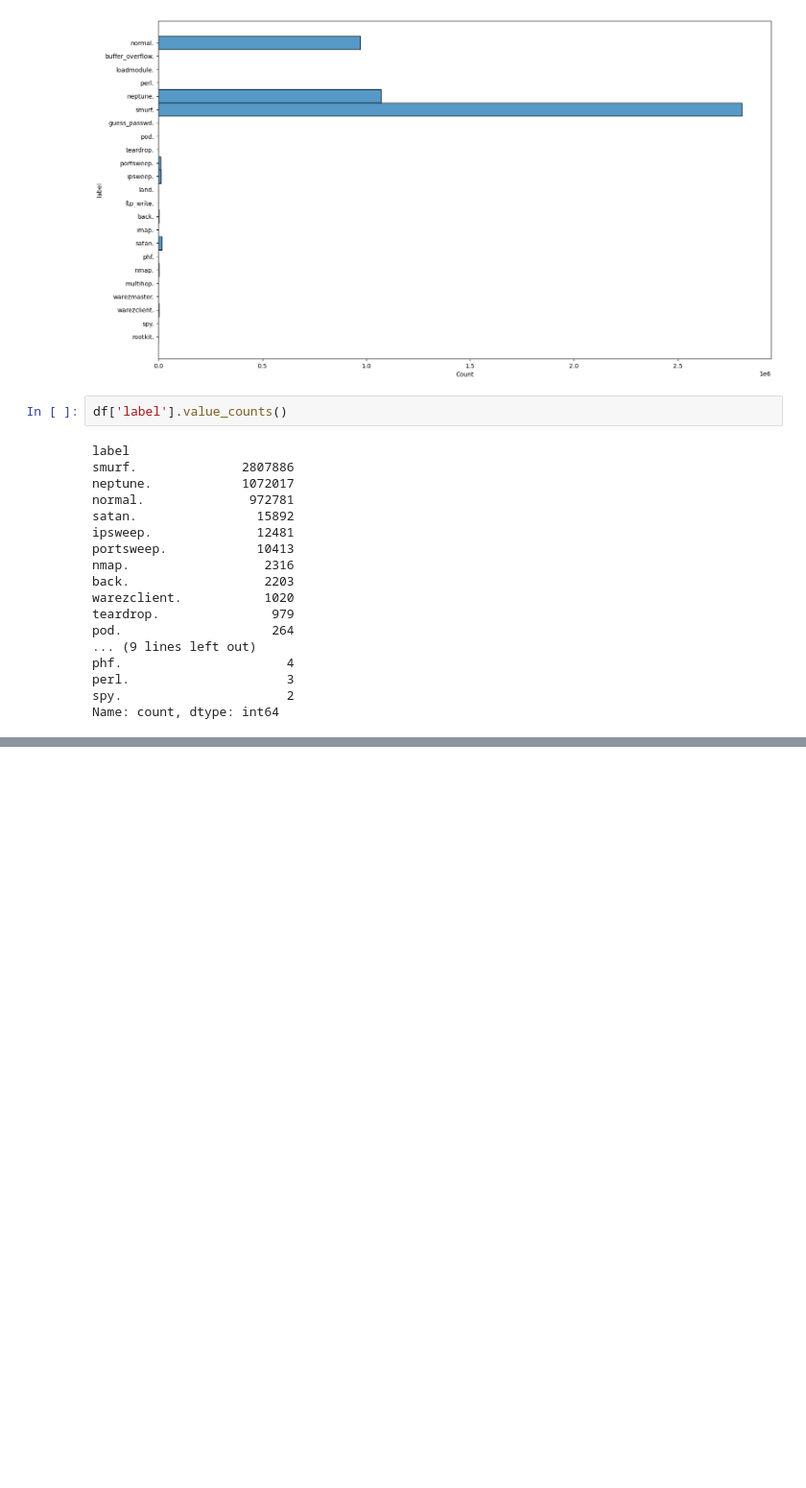
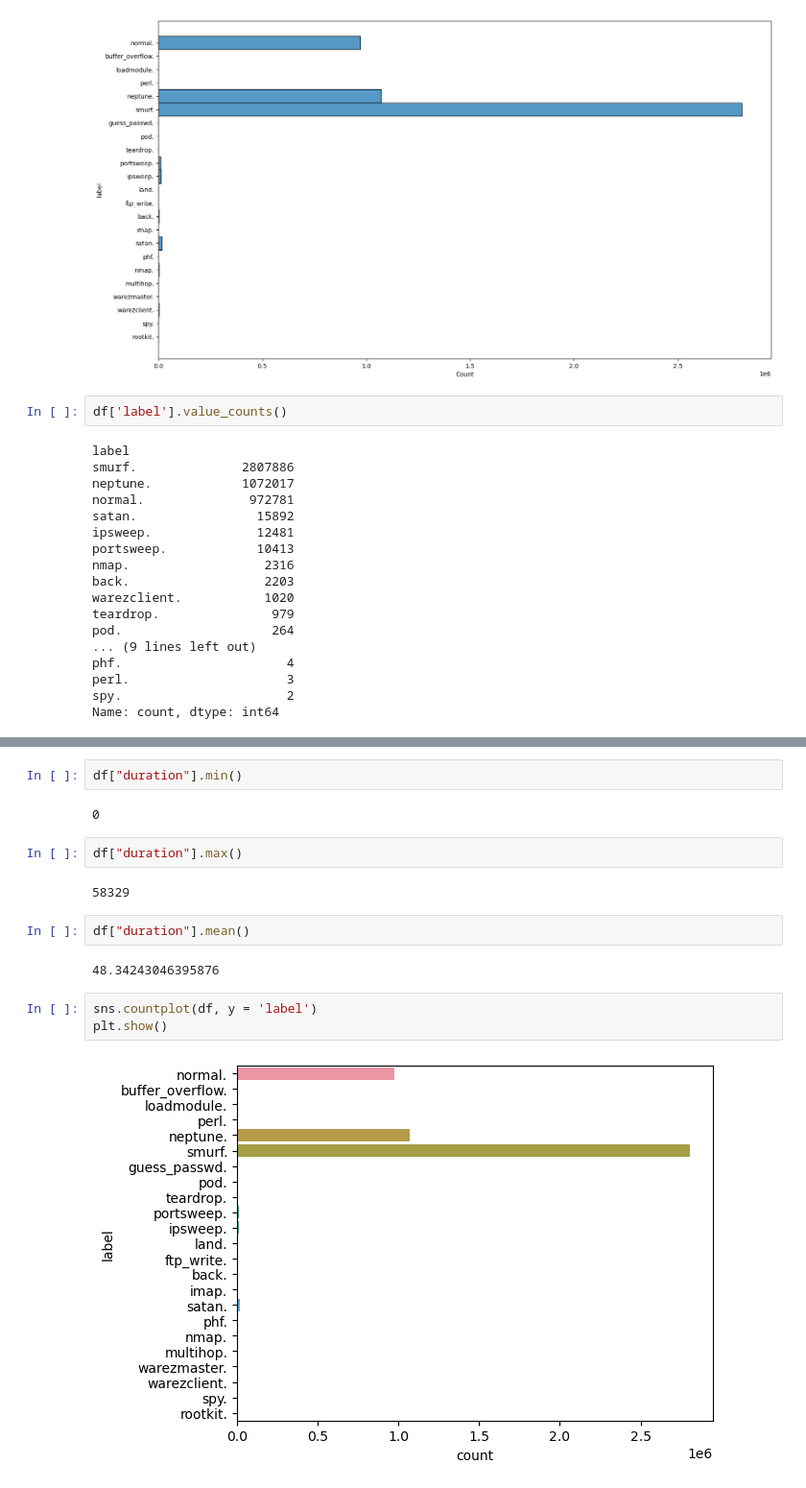
Before and after one commit to JOSHIK27/MSc-Dissertation, a Jupyter notebook: notebooks/01-Exploratory Data Analysis/EDA-KDDCUP99.ipynb, the cells around one changed output, grey strips where cells are left out. Shown at 96% size. Drawn from its saved outputs; the diff is of its cells as text; blank space fills up the shorter version.

```diff
--- a/notebooks/01-Exploratory Data Analysis/EDA-KDDCUP99.ipynb
+++ b/notebooks/01-Exploratory Data Analysis/EDA-KDDCUP99.ipynb
@@ -251,0 +269,17 @@ num_duplicate_rows,
+# %%
+df["duration"].min()
+# %% [output]
+0
+# %%
+df["duration"].max()
+# %% [output]
+58329
+# %%
+df["duration"].mean()
+# %% [output]
+48.34243046395876
+# %%
+sns.countplot(df, y = 'label')
+plt.show()
+# %% [output]
+[figure, added]
```
Also changed, not shown: parts of 27 cells of this notebook.
